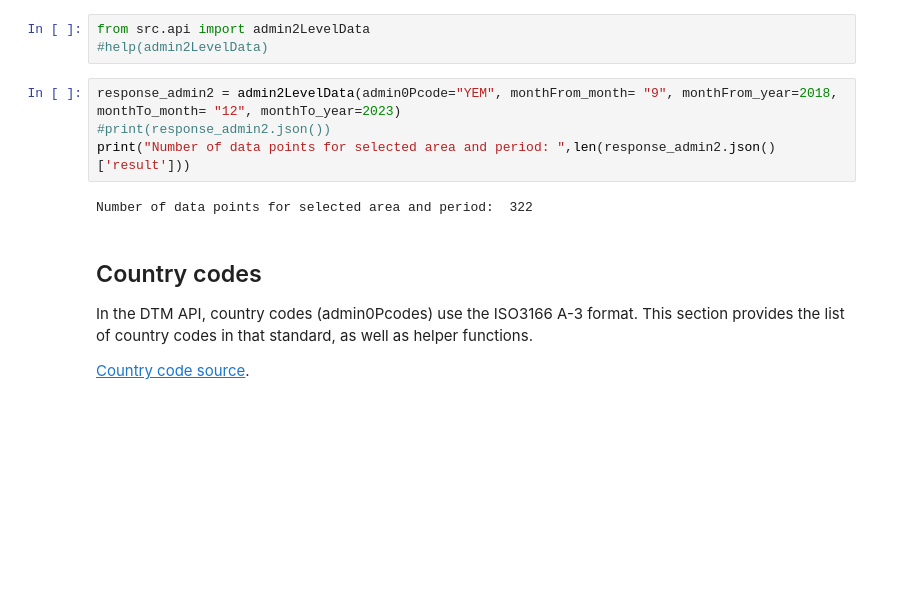
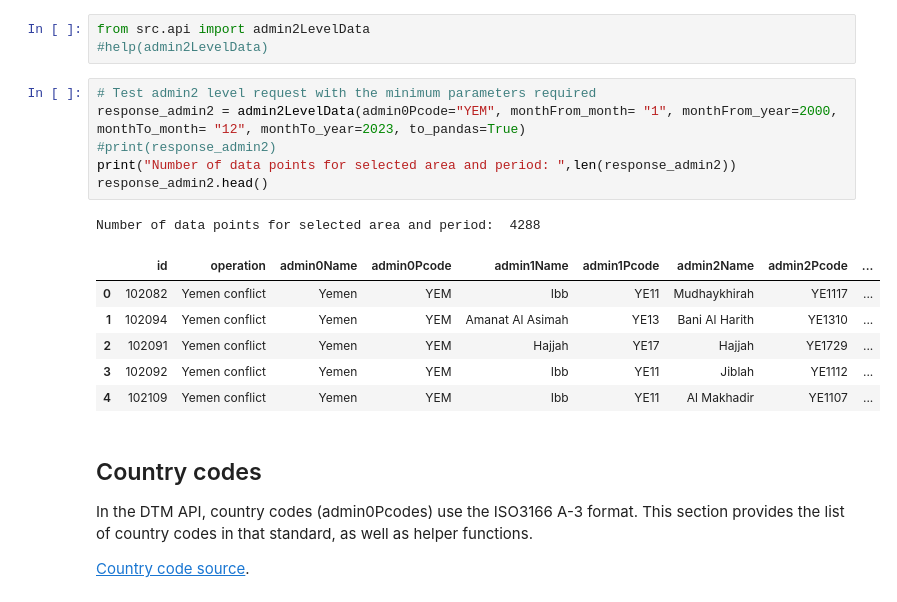
Before and after one commit to Human-Geomonitor/PyDTM, a Jupyter notebook: examples.ipynb, the cells around one changed output. Drawn from its saved outputs; the diff is of its cells as text; blank space fills up the shorter version.

```diff
--- a/examples.ipynb
+++ b/examples.ipynb
@@ -44,11 +78,19 @@ Number of data points for selected area and period:  313
 from src.api import admin2LevelData
 #help(admin2LevelData)
 # %%
-response_admin2 = admin2LevelData(admin0Pcode="YEM", monthFrom_month= "9", monthFrom_year=2018, monthTo_month= "12", monthTo_year=2023)
-#print(response_admin2.json())
-print("Number of data points for selected area and period: ",len(response_admin2.json()['result']))
+# Test admin2 level request with the minimum parameters required
+response_admin2 = admin2LevelData(admin0Pcode="YEM", monthFrom_month= "1", monthFrom_year=2000, monthTo_month= "12", monthTo_year=2023, to_pandas=True)
+#print(response_admin2)
+print("Number of data points for selected area and period: ",len(response_admin2))
+response_admin2.head()
 # %% [output]
-Number of data points for selected area and period:  322
+Number of data points for selected area and period:  4288
+|  | id | operation | admin0Name | admin0Pcode | admin1Name | admin1Pcode | admin2Name | admin2Pcode | ... |
+| 0 | 102082 | Yemen conflict | Yemen | YEM | Ibb | YE11 | Mudhaykhirah | YE1117 | ... |
+| 1 | 102094 | Yemen conflict | Yemen | YEM | Amanat Al Asimah | YE13 | Bani Al Harith | YE1310 | ... |
+| 2 | 102091 | Yemen conflict | Yemen | YEM | Hajjah | YE17 | Hajjah | YE1729 | ... |
+| 3 | 102092 | Yemen conflict | Yemen | YEM | Ibb | YE11 | Jiblah | YE1112 | ... |
+| 4 | 102109 | Yemen conflict | Yemen | YEM | Ibb | YE11 | Al Makhadir | YE1107 | ... |
 # %% [markdown]
 ## Country codes
 
```
Also changed, not shown: parts of 4 cells of this notebook, 3 other files.
